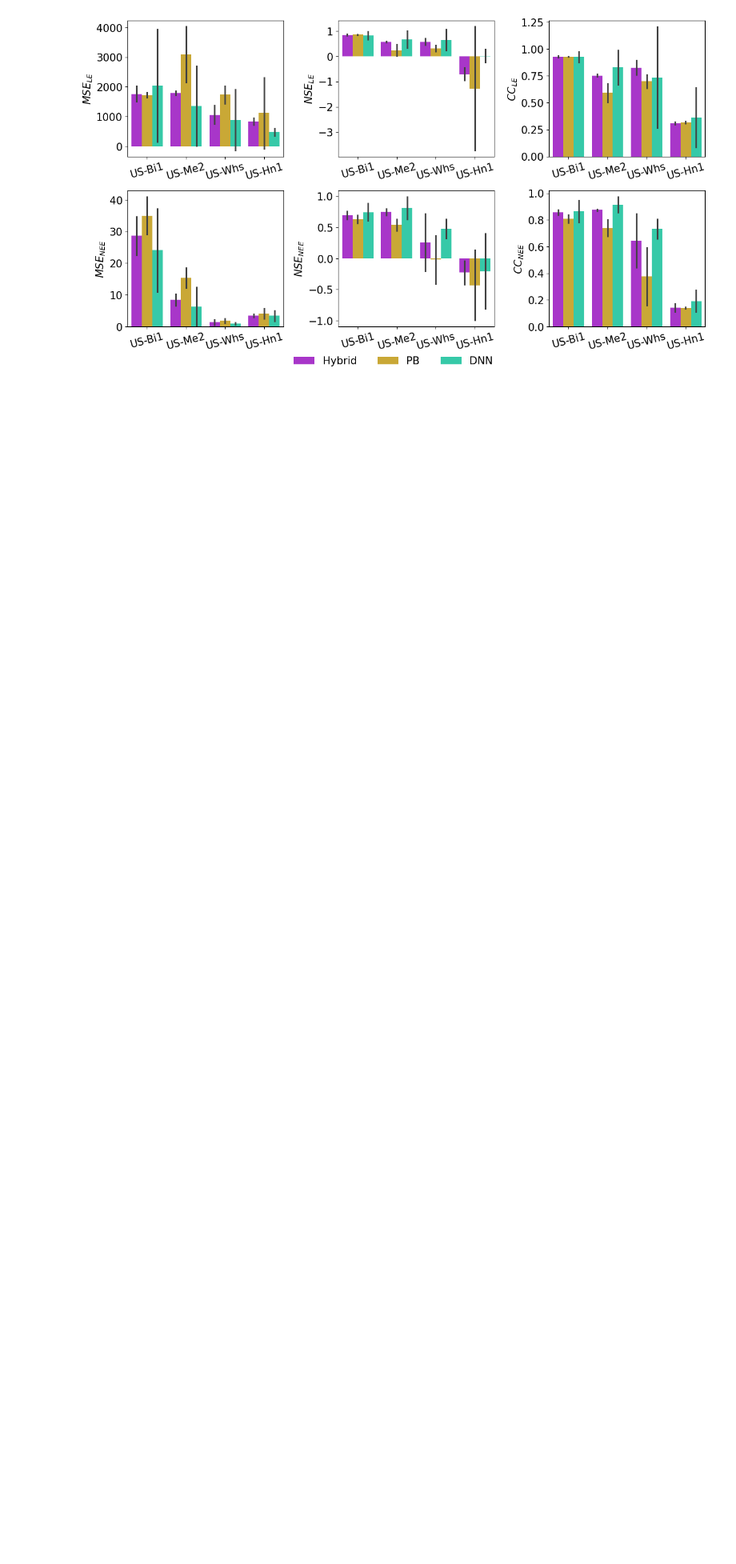
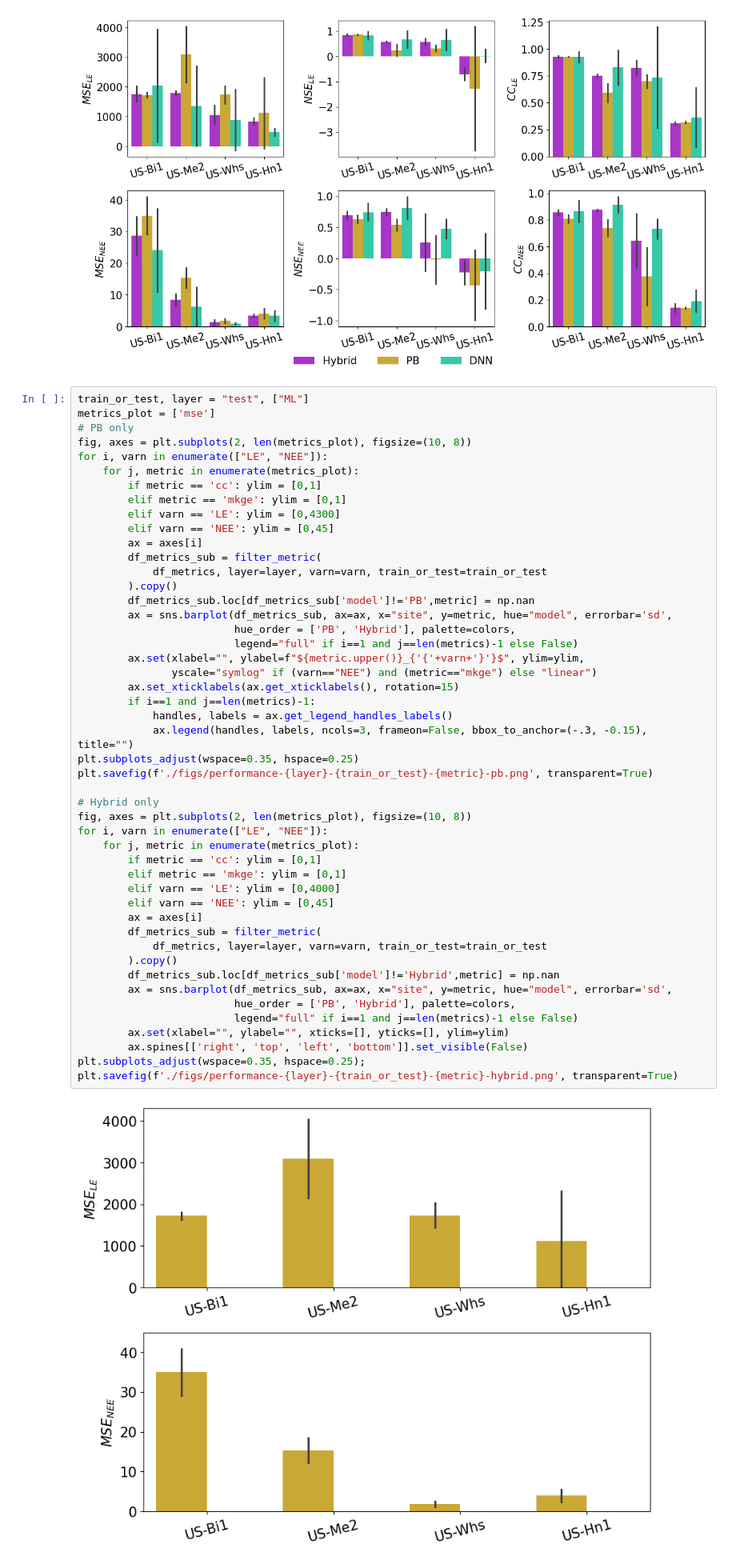
Before and after one commit to pnnl/JAX-CanVeg, a Jupyter notebook: examples/TrainingAnalysis.ipynb, the cells around one changed output. Shown at 80% size. Cells and saved outputs as stored; diff of their text form; blank space fills up the shorter version.

```diff
--- a/examples/TrainingAnalysis.ipynb
+++ b/examples/TrainingAnalysis.ipynb
@@ -296,3 +314,53 @@ for i, varn in enumerate(["LE", "NEE"]):
 plt.subplots_adjust(wspace=0.35, hspace=0.25)
 # %% [output]
 [figure]
+# %%
+train_or_test, layer = "test", ["ML"]
+metrics_plot = ['mse']
+# PB only
+fig, axes = plt.subplots(2, len(metrics_plot), figsize=(10, 8))
+for i, varn in enumerate(["LE", "NEE"]):
+    for j, metric in enumerate(metrics_plot):
+        if metric == 'cc': ylim = [0,1]
+        elif metric == 'mkge': ylim = [0,1]
+        elif varn == 'LE': ylim = [0,4300]
+        elif varn == 'NEE': ylim = [0,45]
+        ax = axes[i]
+        df_metrics_sub = filter_metric(
+            df_metrics, layer=layer, varn=varn, train_or_test=train_or_test
+        ).copy()
+        df_metrics_sub.loc[df_metrics_sub['model']!='PB',metric] = np.nan
+        ax = sns.barplot(df_metrics_sub, ax=ax, x="site", y=metric, hue="model", errorbar='sd',
+                         hue_order = ['PB', 'Hybrid'], palette=colors,
+                         legend="full" if i==1 and j==len(metrics)-1 else False)
+        ax.set(xlabel="", ylabel=f"${metric.upper()}_{'{'+varn+'}'}$", ylim=ylim,
+               yscale="symlog" if (varn=="NEE") and (metric=="mkge") else "linear")
+        ax.set_xticklabels(ax.get_xticklabels(), rotation=15)
+        if i==1 and j==len(metrics)-1:
+            handles, labels = ax.get_legend_handles_labels()
+            ax.legend(handles, labels, ncols=3, frameon=False, bbox_to_anchor=(-.3, -0.15), title="")
+plt.subplots_adjust(wspace=0.35, hspace=0.25)
+plt.savefig(f'./figs/performance-{layer}-{train_or_test}-{metric}-pb.png', transparent=True)
+
+# Hybrid only
+fig, axes = plt.subplots(2, len(metrics_plot), figsize=(10, 8))
+for i, varn in enumerate(["LE", "NEE"]):
+    for j, metric in enumerate(metrics_plot):
+        if metric == 'cc': ylim = [0,1]
+        elif metric == 'mkge': ylim = [0,1]
+        elif varn == 'LE': ylim = [0,4000]
+        elif varn == 'NEE': ylim = [0,45]
+        ax = axes[i]
+        df_metrics_sub = filter_metric(
+            df_metrics, layer=layer, varn=varn, train_or_test=train_or_test
+        ).copy()
+        df_metrics_sub.loc[df_metrics_sub['model']!='Hybrid',metric] = np.nan
+        ax = sns.barplot(df_metrics_sub, ax=ax, x="site", y=metric, hue="model", errorbar='sd',
+                         hue_order = ['PB', 'Hybrid'], palette=colors,
+                         legend="full" if i==1 and j==len(metrics)-1 else False)
+        ax.set(xlabel="", ylabel="", xticks=[], yticks=[], ylim=ylim)
+        ax.spines[['right', 'top', 'left', 'bottom']].set_visible(False)
+plt.subplots_adjust(wspace=0.35, hspace=0.25);
+plt.savefig(f'./figs/performance-{layer}-{train_or_test}-{metric}-hybrid.png', transparent=True)
+# %% [output]
+[figure, added]
```
Also changed, not shown: parts of 9 cells of this notebook, 2 other files.
